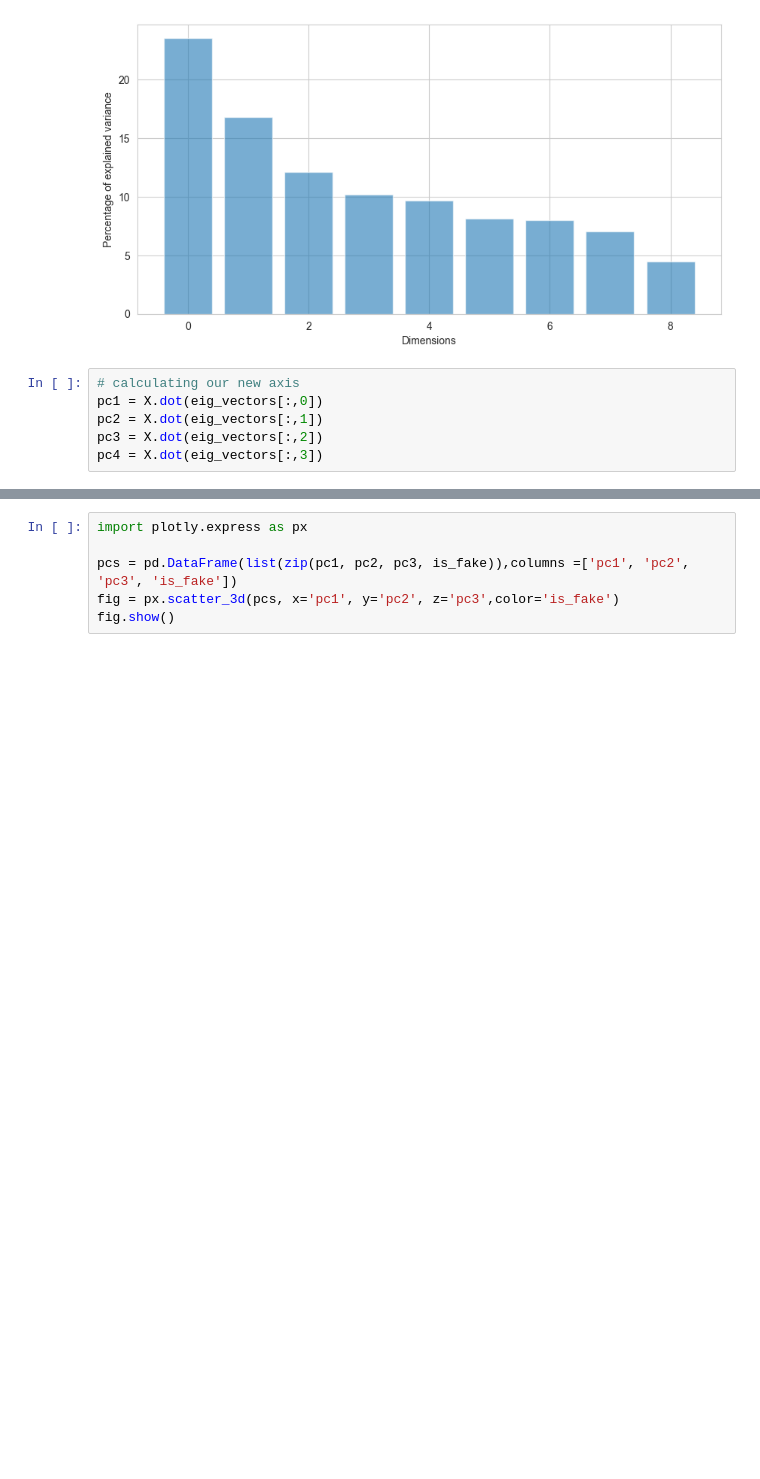
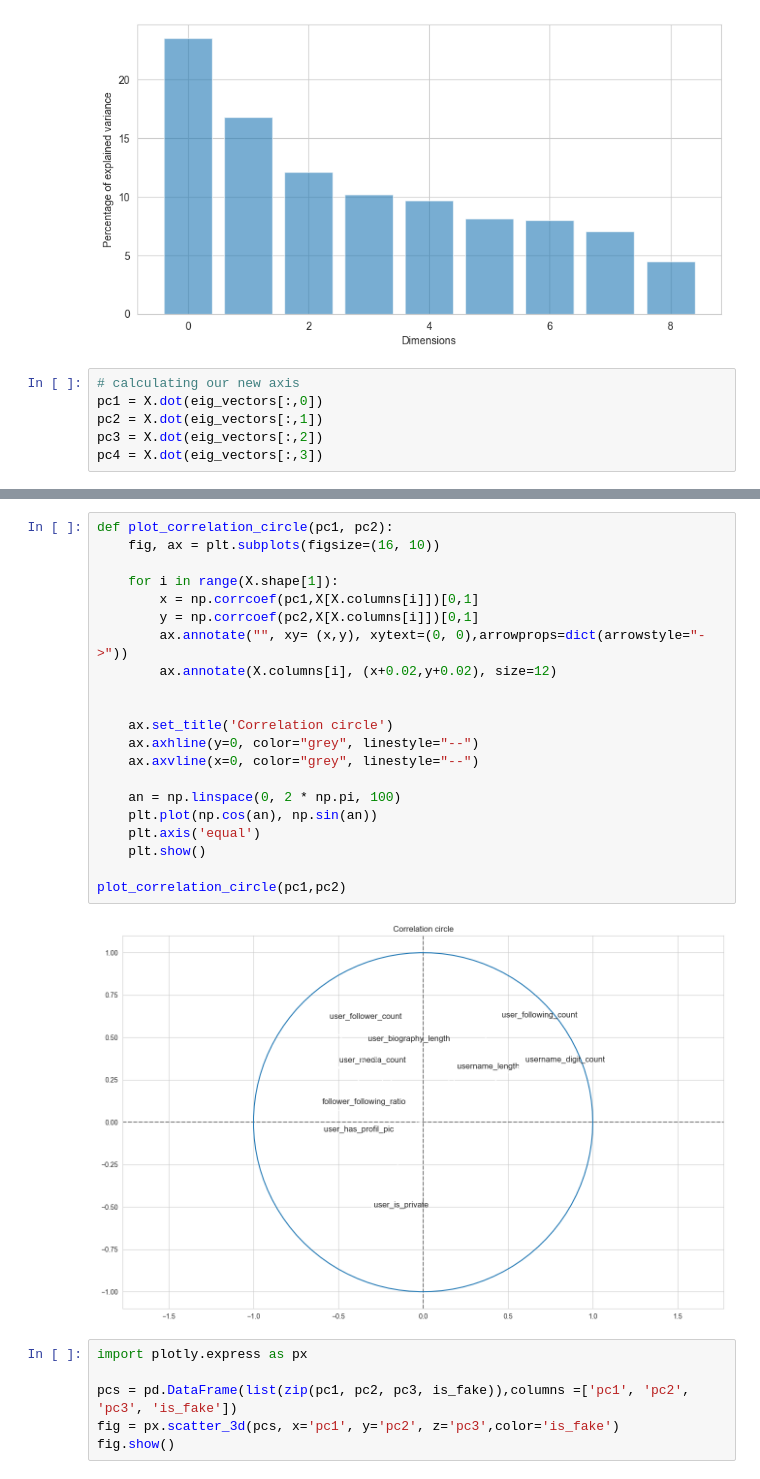
Before and after one commit to waffiqaziz/ta-instafake, a Jupyter notebook: Noteboook2.ipynb, the cells around one changed output, grey strips where cells are left out. Saved outputs shown, nothing was run; the diff lists cells and outputs as text; blank space fills up the shorter version.

```diff
--- a/Noteboook2.ipynb
+++ b/Noteboook2.ipynb
@@ -516,6 +550,29 @@ DEBUG:matplotlib.font_manager:findfont: score(FontEntry(fname='C:\\Windows\\Font
 DEBUG:matplotlib.font_manager:findfont: score(FontEntry(fname='C:\\Windows\\Fonts\\comic.ttf', name='Comic Sans MS', style='normal', variant='normal', weight=400, stretch='normal', size='scalable')) = ...
 DEBUG:matplotlib.font_manager:findfont: Matching sans\-serif:style=normal:variant=normal:weight=normal:stretch=normal:size=15.0 to Arial ('C:\\Windows\\Fonts\\arial.ttf') with score of 0.050000.
 [figure]
+# %%
+def plot_correlation_circle(pc1, pc2):
+    fig, ax = plt.subplots(figsize=(16, 10))
+
+    for i in range(X.shape[1]):
+        x = np.corrcoef(pc1,X[X.columns[i]])[0,1]
+        y = np.corrcoef(pc2,X[X.columns[i]])[0,1]
+        ax.annotate("", xy= (x,y), xytext=(0, 0),arrowprops=dict(arrowstyle="->"))
+        ax.annotate(X.columns[i], (x+0.02,y+0.02), size=12)
+
+
+    ax.set_title('Correlation circle')
+    ax.axhline(y=0, color="grey", linestyle="--")
+    ax.axvline(x=0, color="grey", linestyle="--")
+
+    an = np.linspace(0, 2 * np.pi, 100)
+    plt.plot(np.cos(an), np.sin(an))
+    plt.axis('equal')
+    plt.show()
+
+plot_correlation_circle(pc1,pc2)
+# %% [output]
+[figure, added]
 # %%
 import plotly.express as px
 
```
Also changed, not shown: parts of 7 cells of this notebook.
